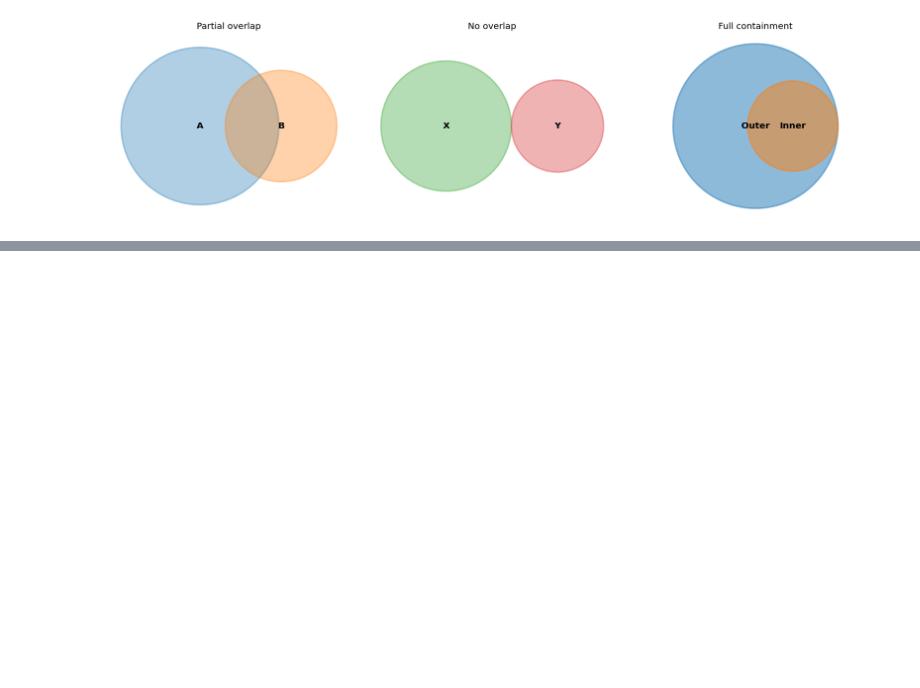
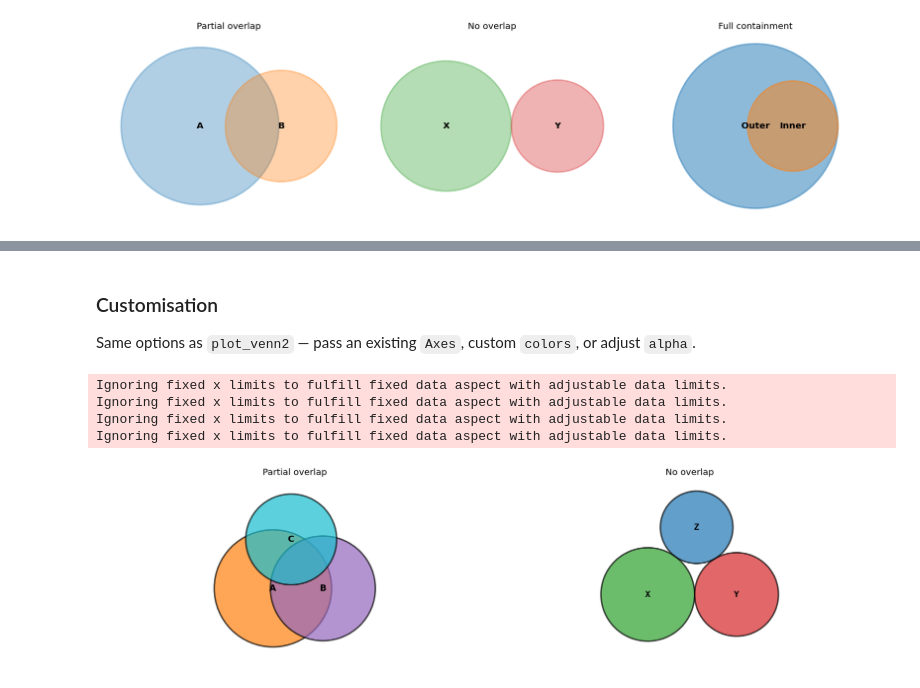
Before and after one commit to ArneRobben/venncy, a Jupyter notebook: notebooks/01_matplotlib.ipynb, the cells around one changed output, grey strips where cells are left out. Saved outputs shown, nothing was run; the diff lists cells and outputs as text; code cells hidden in the pictures; blank space fills up the shorter version.

```diff
--- a/notebooks/01_matplotlib.ipynb
+++ b/notebooks/01_matplotlib.ipynb
@@ -51,0 +83,41 @@ Ignoring fixed x limits to fulfill fixed data aspect with adjustable data limits
+# %% [markdown]
+### Customisation
+
+Same options as `plot_venn2` — pass an existing `Axes`, custom `colors`, or adjust `alpha`.
+# %%
+import matplotlib.pyplot as plt
+from venncy.renderers.matplotlib import plot_venn3
+
+fig, axes = plt.subplots(1, 2, figsize=(15, 4), dpi=120)
+
+plot_venn3(
+    area_a=10, area_b=8, area_c=6,
+    area_ab=4, area_ac=3, area_bc=2,
+    ax=axes[0],
+    labels=("A", "B", "C"),
+    colors=("tab:orange", "tab:purple", "tab:cyan"),
+    alpha=0.7,
+    edgecolor="black",
+    text_kwargs={"fontsize": 12},
+)
+axes[0].set_title("Partial overlap")
+
+plot_venn3(
+    area_a=10, area_b=8, area_c=6,
+    area_ab=0, area_ac=0, area_bc=0,
+    ax=axes[1],
+    labels=("X", "Y", "Z"),
+    colors=("tab:green", "tab:red", "tab:blue"),
+    alpha=0.7,
+    edgecolor="black",
+    text_kwargs={"fontsize": 12, "font": "monospace"},
+)
+axes[1].set_title("No overlap")
+
+plt.tight_layout()
+# %% [output]
+Ignoring fixed x limits to fulfill fixed data aspect with adjustable data limits.
+Ignoring fixed x limits to fulfill fixed data aspect with adjustable data limits.
+Ignoring fixed x limits to fulfill fixed data aspect with adjustable data limits.
+Ignoring fixed x limits to fulfill fixed data aspect with adjustable data limits.
+[figure, added]
```
Also changed, not shown: parts of 10 cells of this notebook, 5 other files.
